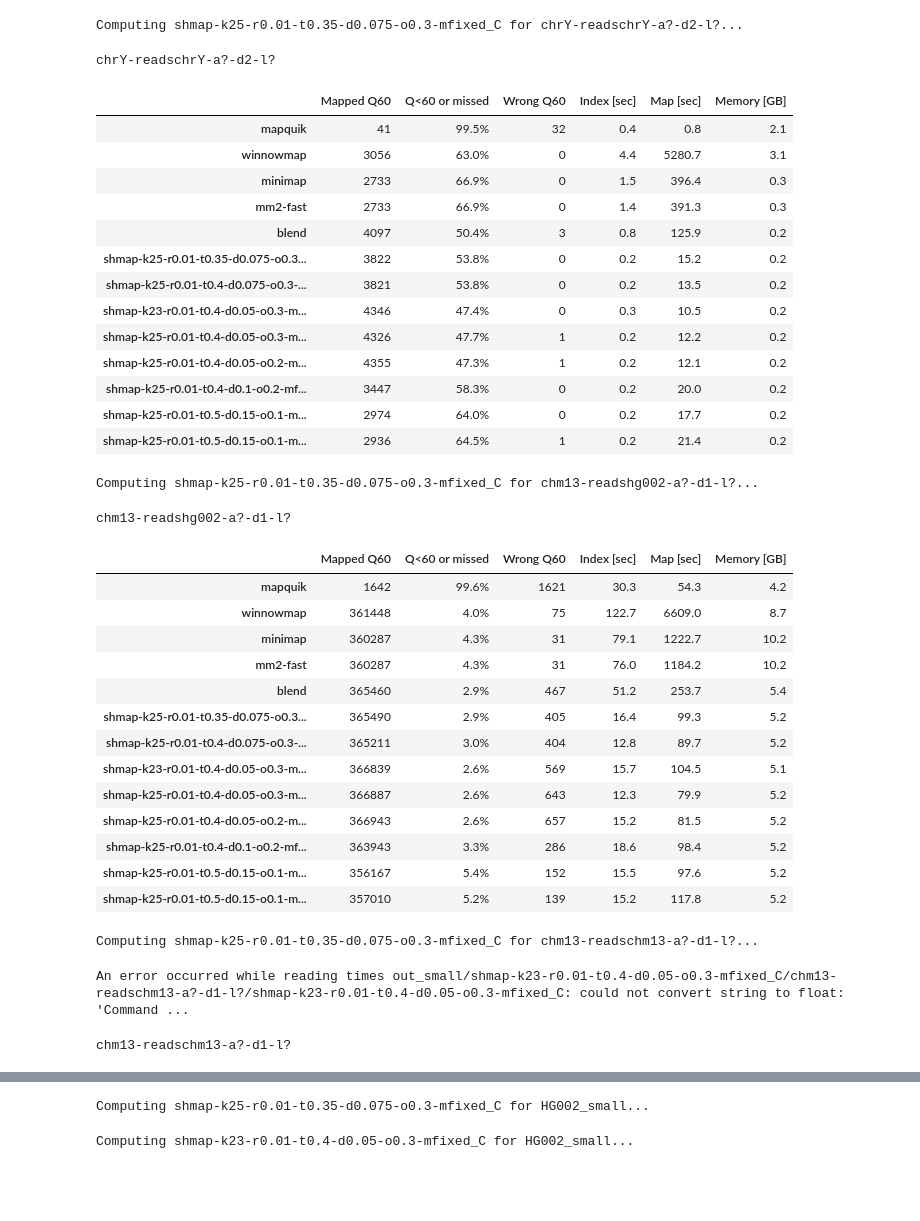
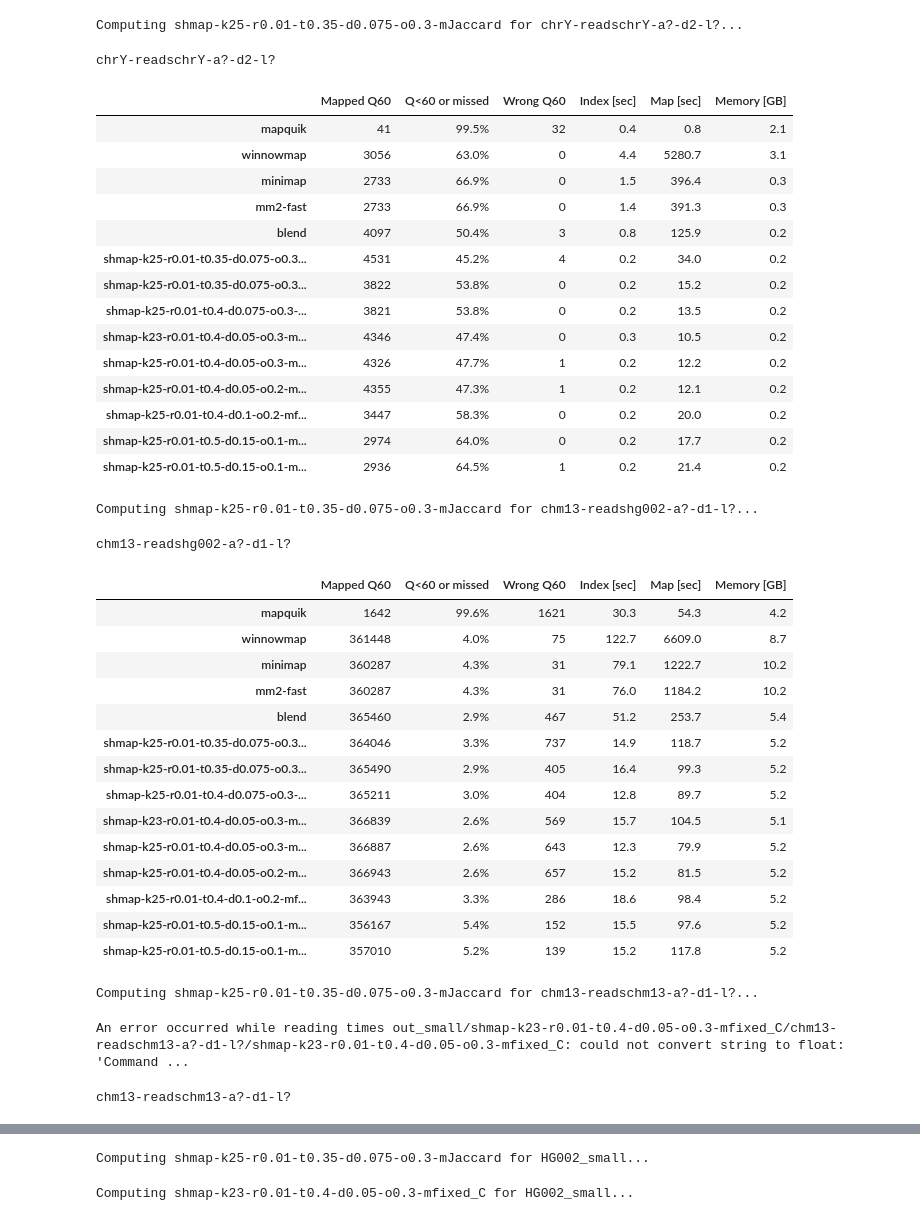
Before and after one commit to pesho-ivanov/shmap, a Jupyter notebook: evals/compare.ipynb, the cells around one changed output, grey strips where cells are left out. Saved outputs shown, nothing was run; the diff lists cells and outputs as text; code cells hidden in the pictures; blank space fills up the shorter version.

```diff
--- a/evals/compare.ipynb
+++ b/evals/compare.ipynb
@@ -297,6 +297,8 @@ tools = [
          'minimap',
          'mm2-fast',
          'blend',
+         #'shmap-k25-r0.01-t0.35-d0.075-o0.3-mbucket_LCS',
+         'shmap-k25-r0.01-t0.35-d0.075-o0.3-mJaccard',
          'shmap-k25-r0.01-t0.35-d0.075-o0.3-mfixed_C',
          'shmap-k25-r0.01-t0.4-d0.075-o0.3-mfixed_C',
          'shmap-k23-r0.01-t0.4-d0.05-o0.3-mfixed_C',
@@ -313,6 +315,7 @@ tools = [
          #'shmap-k29-r0.01-t0.4-d0.075-o0.1-mfixed_C',
          #'shmap-k25-r0.01-t0.4-d0.05-o0.1-mfixed_C',
          #'shmap-k23-r0.01-t0.4-d0.075-o0.1-mfixed_C',
+         #'shmap-k25-r0.005-t0.35-d0.075-o0.3-mfixed_C',
          ] #['minimap']#, , 'shmap-k25-r0.05-t0.4-diff0.02']
 experiments = [
     ('chrY',  'chrY-readschrY-a?-d2-l?'),
@@ -323,34 +326,35 @@ experiments = [
 
 pd.set_option('display.width', 100)
 css = """ <style> table { font-family: "Courier New", Courier, monospace; } </style> """
 display(HTML(css))
 dfs = []
 keys = []
 for refname, data in experiments:
     df = get_comparison_table(main_dir=main_dir, refname=refname, experiment=data, tools=tools).round(2)
     dfs.append(df)
     keys.append(data)
     df_styled = (
         df.style
         .set_caption(data)
         .set_table_styles( [{ 'selector': '.index_name, .row_heading', 'props': [('text-align', 'left')] }] )
         #.apply(highlight_min, subset=pd.IndexSlice[:, :]))
         #.apply(highlight_min, subset=pd.IndexSlice[:, df.columns.difference(['Mapped Q60'])])
         #.apply(highlight_max, subset=pd.IndexSlice[:, ['Mapped Q60']])
     )
     display(df_styled)
 DF = pd.concat(dfs, keys=keys)
 #display(DF)
 DF.to_latex('evals-table.tex', escape=True, multirow=False)
 # %% [output]
-Computing shmap-k25-r0.01-t0.35-d0.075-o0.3-mfixed_C for chrY-readschrY-a?-d2-l?...
+Computing shmap-k25-r0.01-t0.35-d0.075-o0.3-mJaccard for chrY-readschrY-a?-d2-l?...
 chrY-readschrY-a?-d2-l?
 |  | Mapped Q60 | Q<60 or missed | Wrong Q60 | Index [sec] | Map [sec] | Memory [GB] |
 | mapquik | 41 | 99.5% | 32 | 0.4 | 0.8 | 2.1 |
 | winnowmap | 3056 | 63.0% | 0 | 4.4 | 5280.7 | 3.1 |
 | minimap | 2733 | 66.9% | 0 | 1.5 | 396.4 | 0.3 |
 | mm2-fast | 2733 | 66.9% | 0 | 1.4 | 391.3 | 0.3 |
 | blend | 4097 | 50.4% | 3 | 0.8 | 125.9 | 0.2 |
+| shmap-k25-r0.01-t0.35-d0.075-o0.3... | 4531 | 45.2% | 4 | 0.2 | 34.0 | 0.2 |
 | shmap-k25-r0.01-t0.35-d0.075-o0.3... | 3822 | 53.8% | 0 | 0.2 | 15.2 | 0.2 |
 | shmap-k25-r0.01-t0.4-d0.075-o0.3-... | 3821 | 53.8% | 0 | 0.2 | 13.5 | 0.2 |
 | shmap-k23-r0.01-t0.4-d0.05-o0.3-m... | 4346 | 47.4% | 0 | 0.3 | 10.5 | 0.2 |
@@ -359,7 +363,7 @@ chrY-readschrY-a?-d2-l?
 | shmap-k25-r0.01-t0.4-d0.1-o0.2-mf... | 3447 | 58.3% | 0 | 0.2 | 20.0 | 0.2 |
 | shmap-k25-r0.01-t0.5-d0.15-o0.1-m... | 2974 | 64.0% | 0 | 0.2 | 17.7 | 0.2 |
 | shmap-k25-r0.01-t0.5-d0.15-o0.1-m... | 2936 | 64.5% | 1 | 0.2 | 21.4 | 0.2 |
-Computing shmap-k25-r0.01-t0.35-d0.075-o0.3-mfixed_C for chm13-readshg002-a?-d1-l?...
+Computing shmap-k25-r0.01-t0.35-d0.075-o0.3-mJaccard for chm13-readshg002-a?-d1-l?...
 chm13-readshg002-a?-d1-l?
 |  | Mapped Q60 | Q<60 or missed | Wrong Q60 | Index [sec] | Map [sec] | Memory [GB] |
 | mapquik | 1642 | 99.6% | 1621 | 30.3 | 54.3 | 4.2 |
@@ -367,6 +371,7 @@ chm13-readshg002-a?-d1-l?
 | minimap | 360287 | 4.3% | 31 | 79.1 | 1222.7 | 10.2 |
 | mm2-fast | 360287 | 4.3% | 31 | 76.0 | 1184.2 | 10.2 |
 | blend | 365460 | 2.9% | 467 | 51.2 | 253.7 | 5.4 |
+| shmap-k25-r0.01-t0.35-d0.075-o0.3... | 364046 | 3.3% | 737 | 14.9 | 118.7 | 5.2 |
 | shmap-k25-r0.01-t0.35-d0.075-o0.3... | 365490 | 2.9% | 405 | 16.4 | 99.3 | 5.2 |
 | shmap-k25-r0.01-t0.4-d0.075-o0.3-... | 365211 | 3.0% | 404 | 12.8 | 89.7 | 5.2 |
 | shmap-k23-r0.01-t0.4-d0.05-o0.3-m... | 366839 | 2.6% | 569 | 15.7 | 104.5 | 5.1 |
@@ -375,7 +380,7 @@ chm13-readshg002-a?-d1-l?
 | shmap-k25-r0.01-t0.4-d0.1-o0.2-mf... | 363943 | 3.3% | 286 | 18.6 | 98.4 | 5.2 |
 | shmap-k25-r0.01-t0.5-d0.15-o0.1-m... | 356167 | 5.4% | 152 | 15.5 | 97.6 | 5.2 |
 | shmap-k25-r0.01-t0.5-d0.15-o0.1-m... | 357010 | 5.2% | 139 | 15.2 | 117.8 | 5.2 |
-Computing shmap-k25-r0.01-t0.35-d0.075-o0.3-mfixed_C for chm13-readschm13-a?-d1-l?...
+Computing shmap-k25-r0.01-t0.35-d0.075-o0.3-mJaccard for chm13-readschm13-a?-d1-l?...
 An error occurred while reading times out_small/shmap-k23-r0.01-t0.4-d0.05-o0.3-mfixed_C/chm13-readschm13-a?-d1-l?/shmap-k23-r0.01-t0.4-d0.05-o0.3-mfixed_C: could not convert string to float: 'Command ...
 chm13-readschm13-a?-d1-l?
 |  | Mapped Q60 | Q<60 or missed | Wrong Q60 | Index [sec] | Map [sec] | Memory [GB] |
@@ -392,6 +398,6 @@ chm13-readschm13-a?-d1-l?
 | shmap-k25-r0.01-t0.4-d0.1-o0.2-mf... | 192069 | 6.9% | 1 | 14.9 | 66.9 | 5.2 |
 | shmap-k25-r0.01-t0.5-d0.15-o0.1-m... | 187661 | 9.0% | 4 | 16.5 | 66.8 | 5.2 |
 | shmap-k25-r0.01-t0.5-d0.15-o0.1-m... | 187874 | 8.9% | 7 | 15.7 | 87.2 | 5.2 |
-Computing shmap-k25-r0.01-t0.35-d0.075-o0.3-mfixed_C for HG002_small...
+Computing shmap-k25-r0.01-t0.35-d0.075-o0.3-mJaccard for HG002_small...
 Computing shmap-k23-r0.01-t0.4-d0.05-o0.3-mfixed_C for HG002_small...
 Exception: File does not exist or is empty: out_small/shmap-k23-r0.01-t0.4-d0.05-o0.3-mfixed_C/HG002_small/shmap-k23-r0.01-t0.4-d0.05-o0.3-mfixed_C.paf
```
Also changed, not shown: parts of 1 cell of this notebook, 3 other files.
